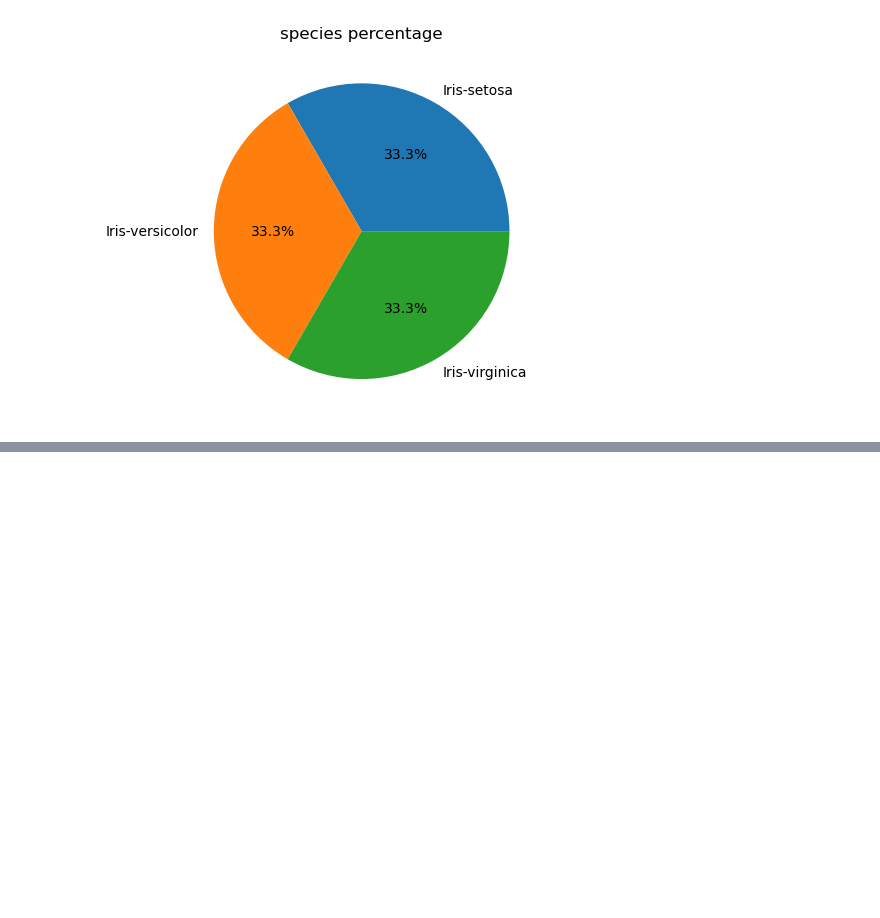
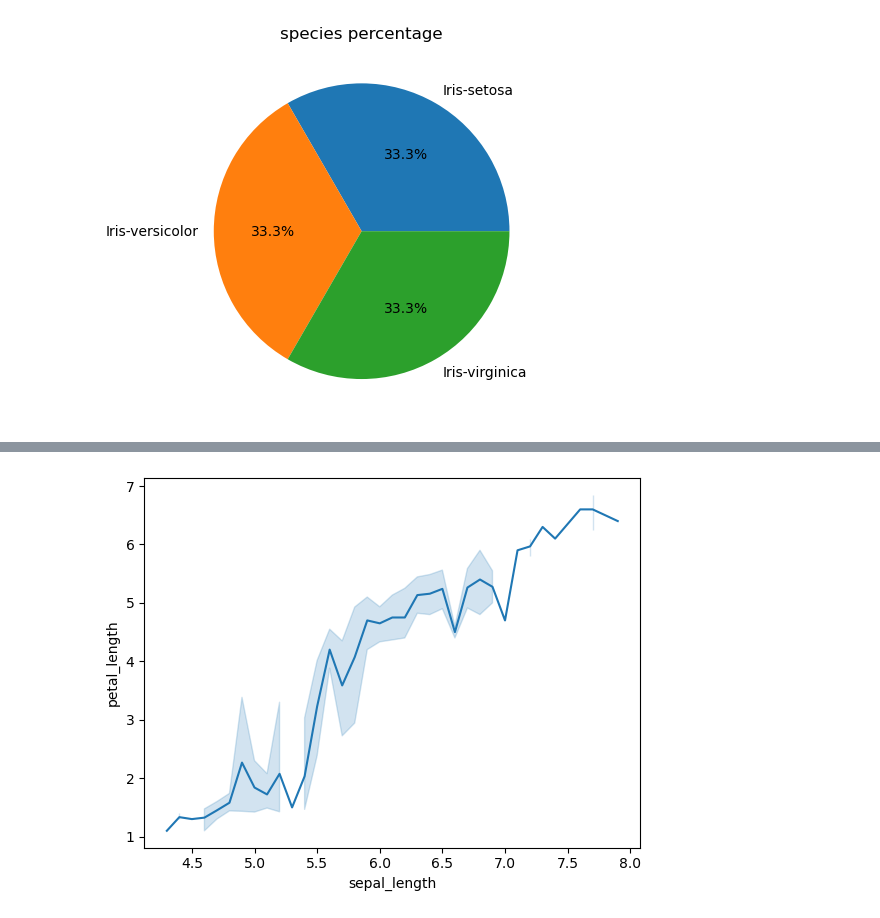
Before and after one commit to amalujose189/datascience_and_ai, a Jupyter notebook: matplotlib1.1.ipynb, the cells around one changed output, grey strips where cells are left out. Saved outputs shown, nothing was run; the diff lists cells and outputs as text; code cells hidden in the pictures; blank space fills up the shorter version.

```diff
--- a/matplotlib1.1.ipynb
+++ b/matplotlib1.1.ipynb
@@ -151,0 +201,9 @@ plt.show()
+# %%
+sns.lineplot(
+    x="sepal_length",
+    y="petal_length",
+    data=iris
+)
+plt.show()
+# %% [output]
+[figure, added]
```
Also changed, not shown: parts of 7 cells of this notebook.
